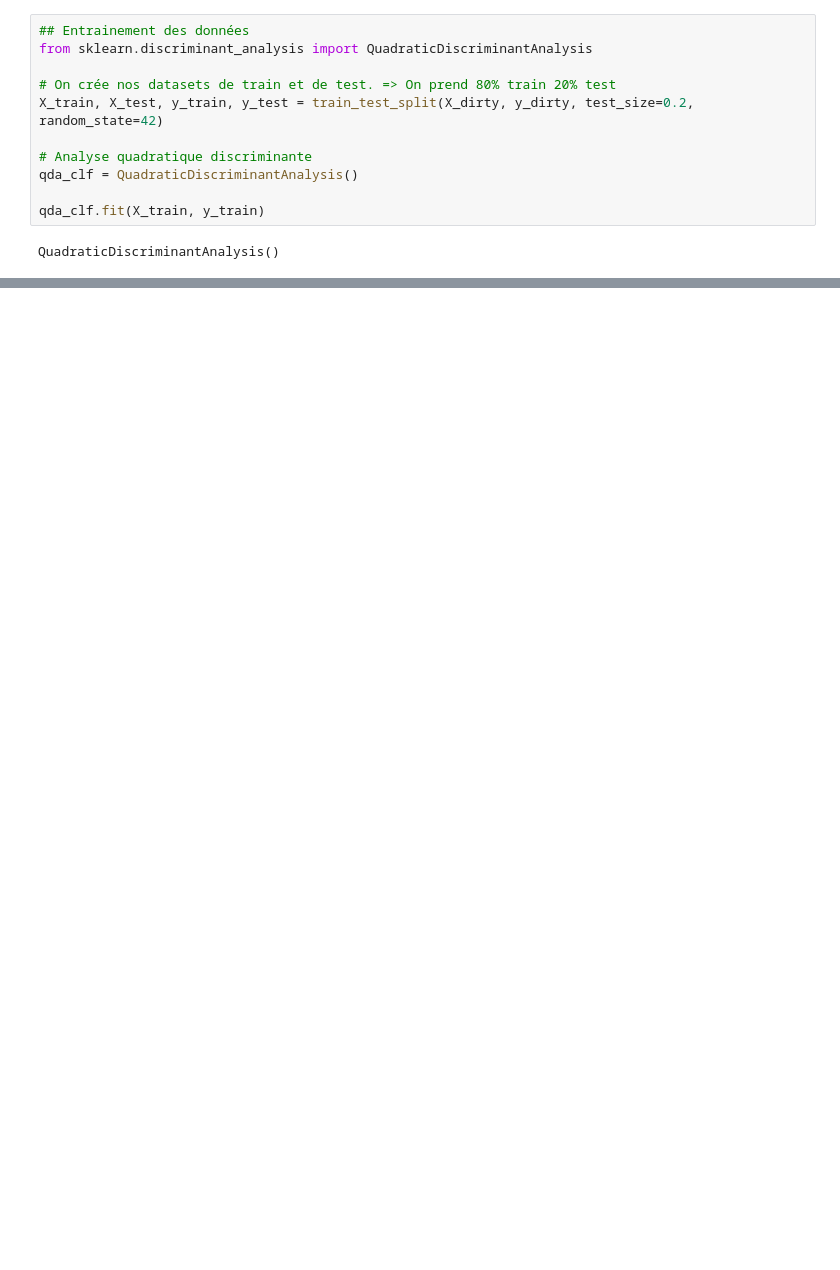
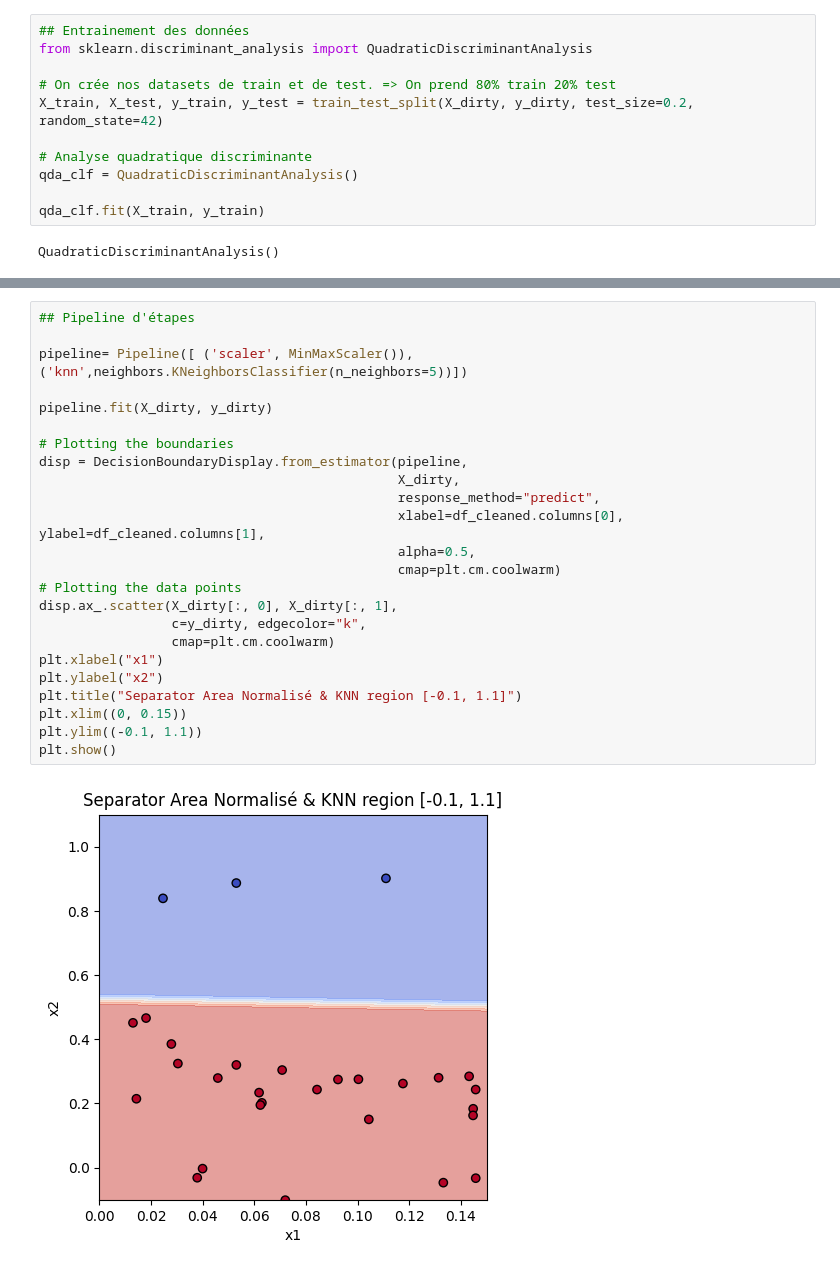
Before and after one commit to Flotauv/Statistic-learning-project, a Jupyter notebook: notebook.ipynb, the cells around one changed output, grey strips where cells are left out. Drawn from its saved outputs; the diff is of its cells as text; blank space fills up the shorter version.

Commit message:
KNN scaler

```diff
--- a/notebook.ipynb
+++ b/notebook.ipynb
@@ -119,0 +369,26 @@ TESTTTTT
+# %%
+## Pipeline d'étapes
+
+pipeline= Pipeline([ ('scaler', MinMaxScaler()),('knn',neighbors.KNeighborsClassifier(n_neighbors=5))])
+
+pipeline.fit(X_dirty, y_dirty)
+
+# Plotting the boundaries
+disp = DecisionBoundaryDisplay.from_estimator(pipeline,
+                                              X_dirty,
+                                              response_method="predict",
+                                              xlabel=df_cleaned.columns[0], ylabel=df_cleaned.columns[1],
+                                              alpha=0.5,
+                                              cmap=plt.cm.coolwarm)
+# Plotting the data points
+disp.ax_.scatter(X_dirty[:, 0], X_dirty[:, 1],
+                 c=y_dirty, edgecolor="k",
+                 cmap=plt.cm.coolwarm)
+plt.xlabel("x1")
+plt.ylabel("x2")
+plt.title("Separator Area Normalisé & KNN region [-0.1, 1.1]")
+plt.xlim((0, 0.15))
+plt.ylim((-0.1, 1.1))
+plt.show()
+# %% [output]
+[figure, added]
```
Also changed, not shown: parts of 23 cells of this notebook, 2 other files.
